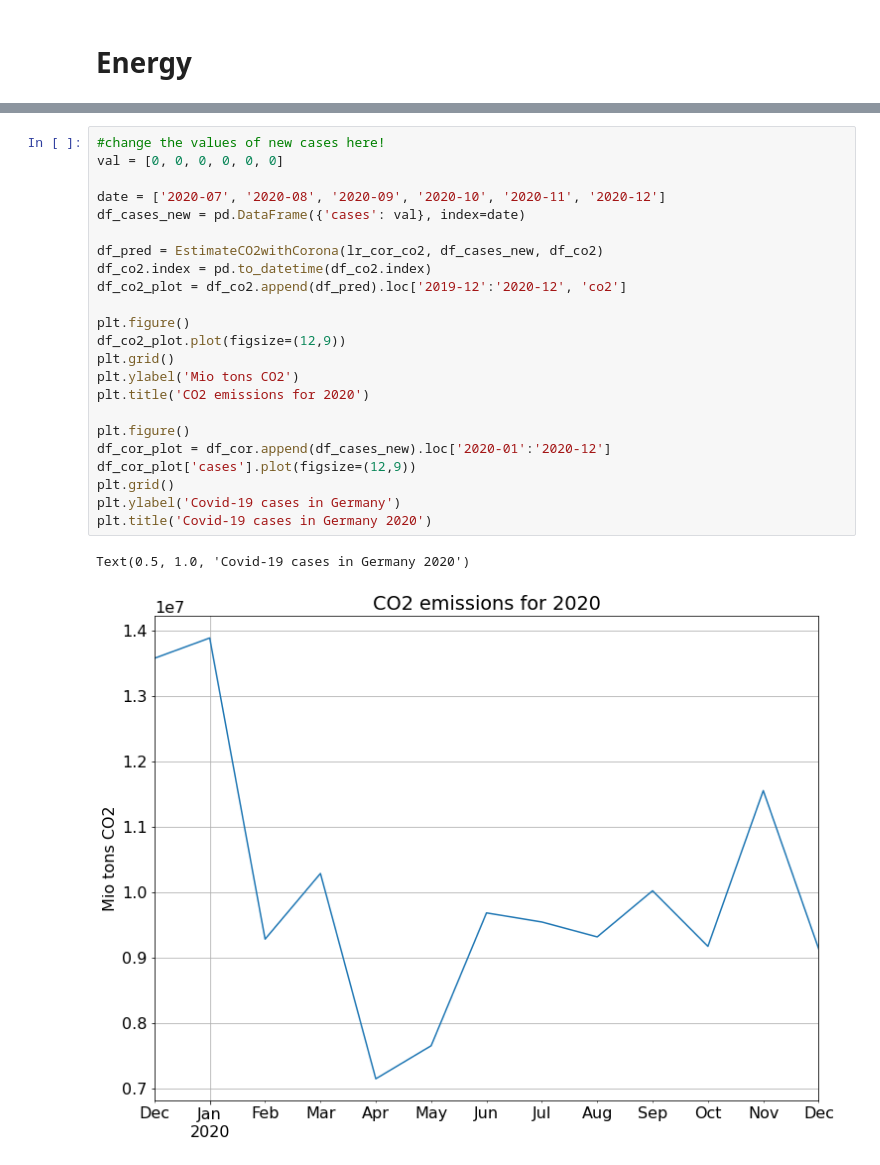
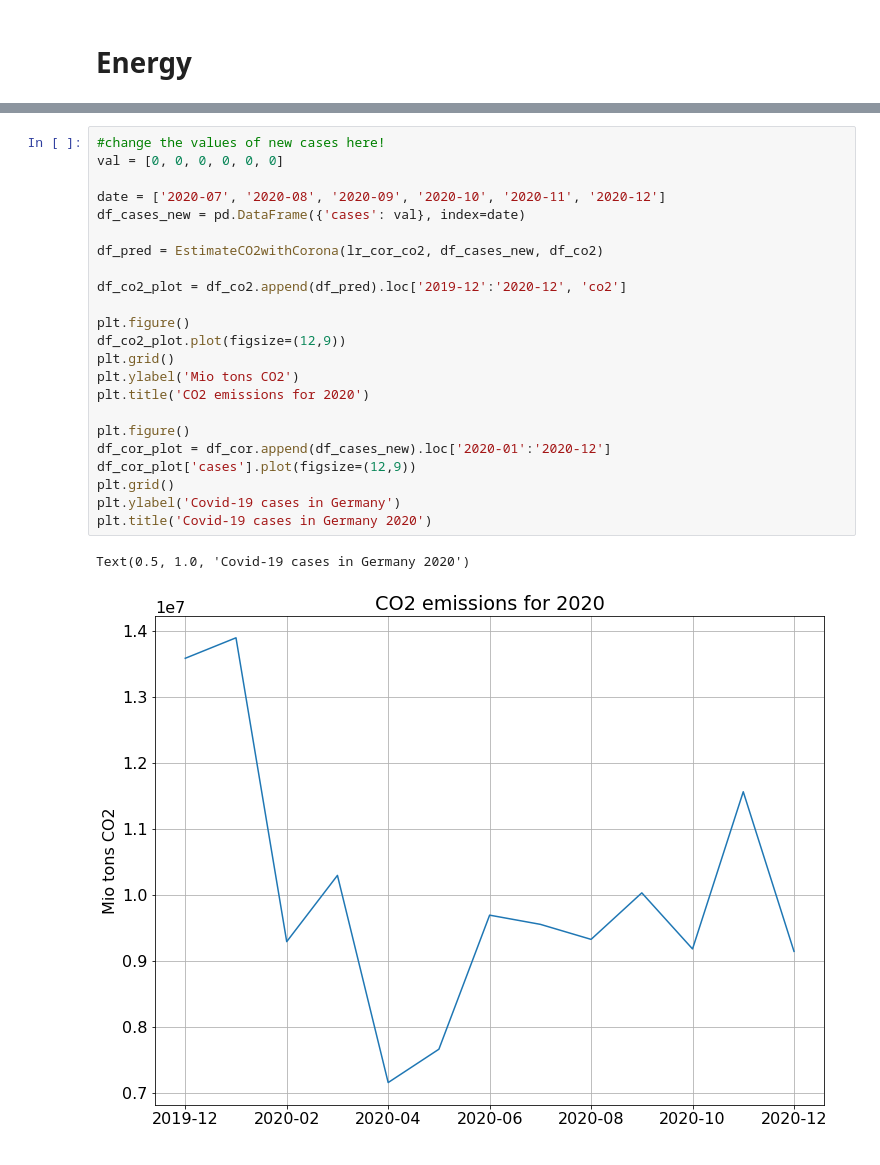
Before and after one commit to hannesk95/AMI, a Jupyter notebook: models/CoronaMapping/CoronaMapping.ipynb, the cells around one changed output, grey strips where cells are left out. Cells and saved outputs as stored; diff of their text form.

```diff
--- a/models/CoronaMapping/CoronaMapping.ipynb
+++ b/models/CoronaMapping/CoronaMapping.ipynb
@@ -279,27 +377,27 @@ RMSE:  0.1
 # %%
 #change the values of new cases here!
 val = [0, 0, 0, 0, 0, 0]
 
 date = ['2020-07', '2020-08', '2020-09', '2020-10', '2020-11', '2020-12']
 df_cases_new = pd.DataFrame({'cases': val}, index=date)
 
 df_pred = EstimateCO2withCorona(lr_cor_co2, df_cases_new, df_co2)
-df_co2.index = pd.to_datetime(df_co2.index)
+
 df_co2_plot = df_co2.append(df_pred).loc['2019-12':'2020-12', 'co2']
 
 plt.figure()
 df_co2_plot.plot(figsize=(12,9))
 plt.grid()
 plt.ylabel('Mio tons CO2')
 plt.title('CO2 emissions for 2020')
 
 plt.figure()
 df_cor_plot = df_cor.append(df_cases_new).loc['2020-01':'2020-12']
 df_cor_plot['cases'].plot(figsize=(12,9))
 plt.grid()
 plt.ylabel('Covid-19 cases in Germany')
 plt.title('Covid-19 cases in Germany 2020')
 # %% [output]
 Text(0.5, 1.0, 'Covid-19 cases in Germany 2020')
-[figure, old version]
+[figure, new version]
 [figure]
```
Also changed, not shown: parts of 14 cells of this notebook, 2 other files.
